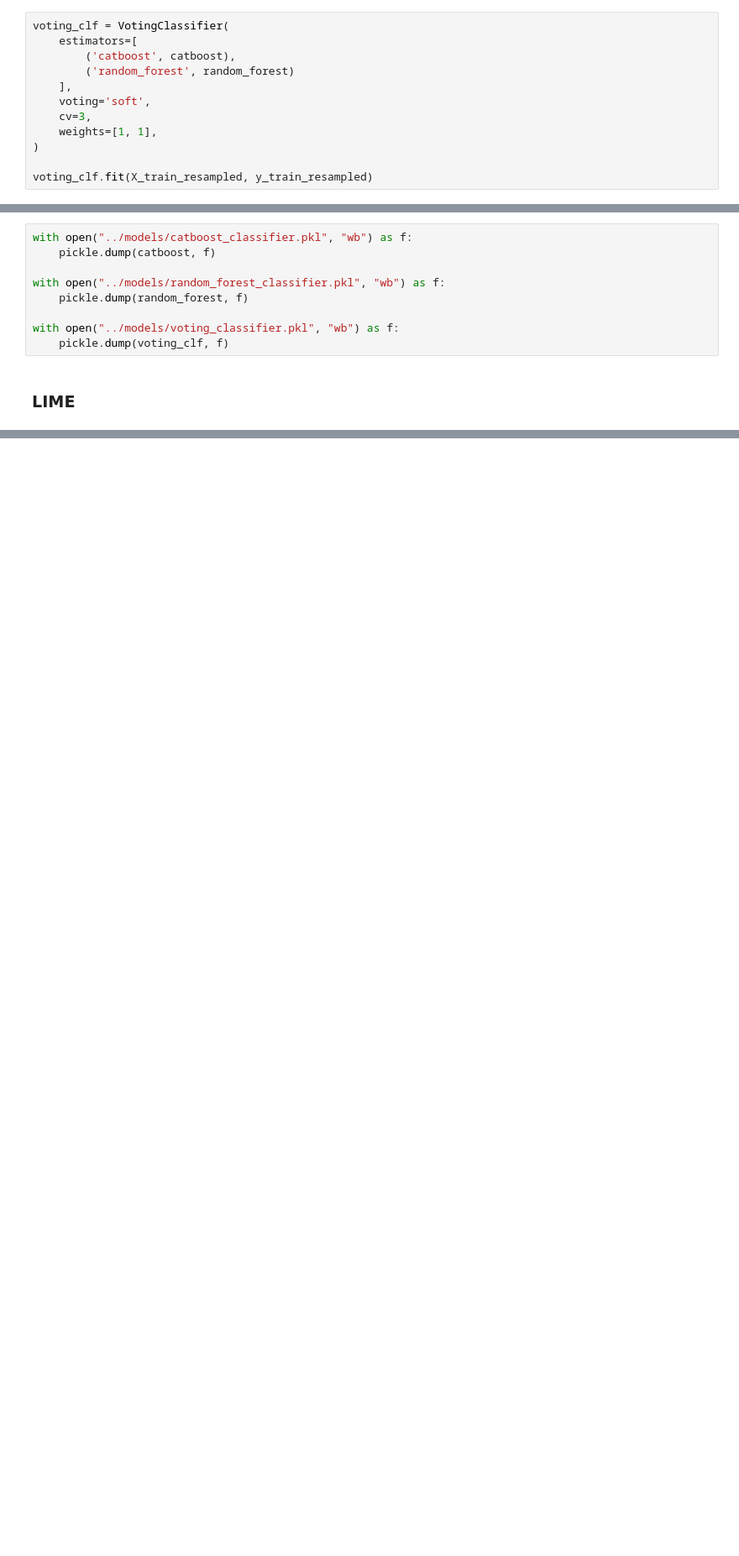
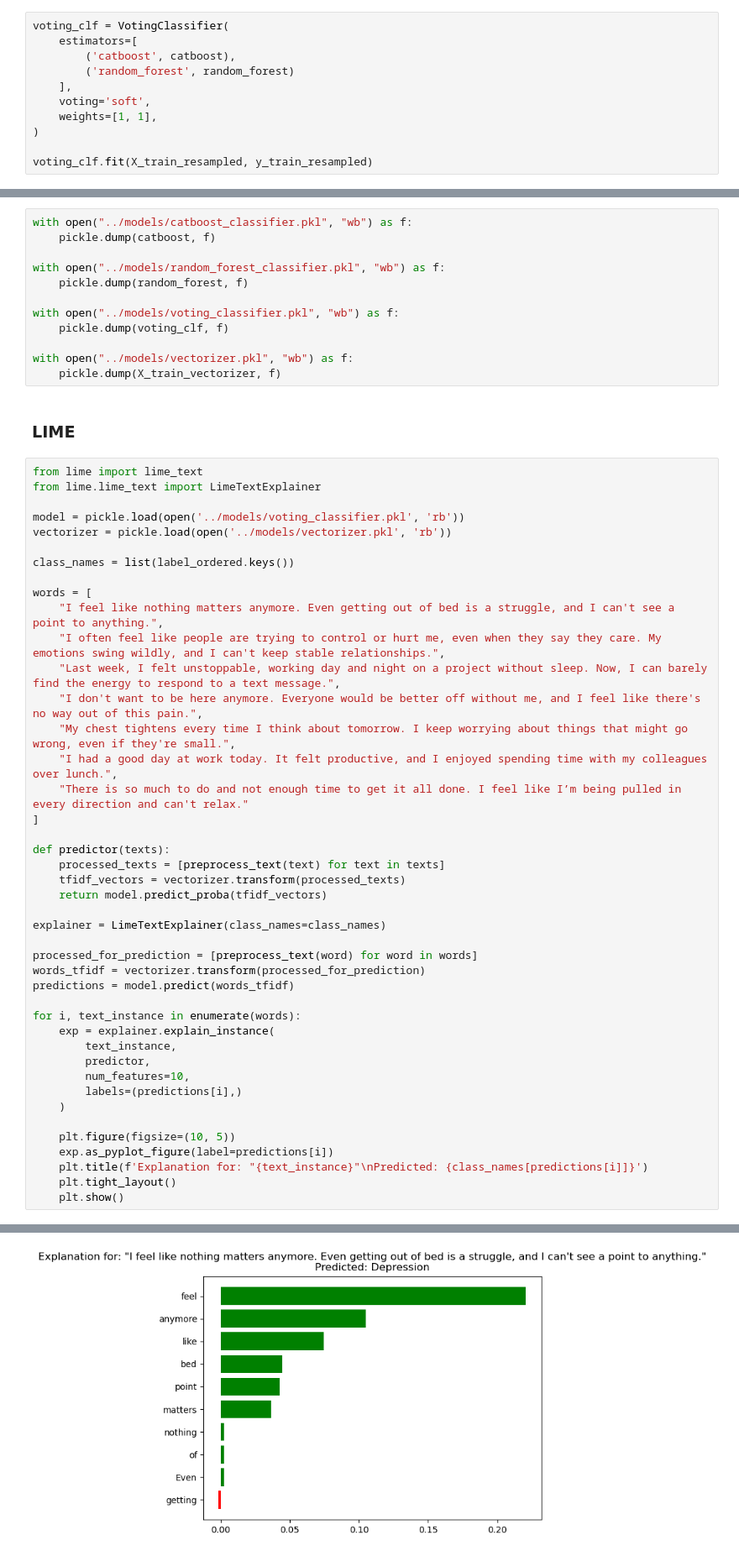
Before and after one commit to williamtheodoruswijaya/xai-mental-illness-classification, a Jupyter notebook: notebooks/01_ensemble_approach.ipynb, the cells around one changed output, grey strips where cells are left out. Shown at 84% size. Saved outputs shown, nothing was run; the diff lists cells and outputs as text; blank space fills up the shorter version.

Commit message:
Add initial voting classifier model to the repository

```diff
--- a/notebooks/01_ensemble_approach.ipynb
+++ b/notebooks/01_ensemble_approach.ipynb
@@ -339,7 +339,6 @@ voting_clf = VotingClassifier(
         ('random_forest', random_forest)
     ],
     voting='soft',
-    cv=3,
     weights=[1, 1],
 )
 
@@ -369,5 +402,52 @@ with open("../models/random_forest_classifier.pkl", "wb") as f:
 
 with open("../models/voting_classifier.pkl", "wb") as f:
     pickle.dump(voting_clf, f)
+
+with open("../models/vectorizer.pkl", "wb") as f:
+    pickle.dump(X_train_vectorizer, f)
 # %% [markdown]
 ### LIME
+# %%
+from lime import lime_text
+from lime.lime_text import LimeTextExplainer
+
+model = pickle.load(open('../models/voting_classifier.pkl', 'rb'))
+vectorizer = pickle.load(open('../models/vectorizer.pkl', 'rb'))
+
+class_names = list(label_ordered.keys())
+
+words = [
+    "I feel like nothing matters anymore. Even getting out of bed is a struggle, and I can't see a point to anything.",
+    "I often feel like people are trying to control or hurt me, even when they say they care. My emotions swing wildly, and I can't keep stable relationships.",
+    "Last week, I felt unstoppable, working day and night on a project without sleep. Now, I can barely find the energy to respond to a text message.",
+    "I don't want to be here anymore. Everyone would be better off without me, and I feel like there's no way out of this pain.",
+    "My chest tightens every time I think about tomorrow. I keep worrying about things that might go wrong, even if they're small.",
+    "I had a good day at work today. It felt productive, and I enjoyed spending time with my colleagues over lunch.",
+    "There is so much to do and not enough time to get it all done. I feel like I’m being pulled in every direction and can't relax."
+]
+
+def predictor(texts):
+    processed_texts = [preprocess_text(text) for text in texts]
+    tfidf_vectors = vectorizer.transform(processed_texts)
+    return model.predict_proba(tfidf_vectors)
+
+explainer = LimeTextExplainer(class_names=class_names)
+
+processed_for_prediction = [preprocess_text(word) for word in words]
+words_tfidf = vectorizer.transform(processed_for_prediction)
+predictions = model.predict(words_tfidf)
+
+for i, text_instance in enumerate(words):
+    exp = explainer.explain_instance(
+        text_instance,
+        predictor,
+        num_features=10,
+        labels=(predictions[i],)
+    )
+
+    plt.figure(figsize=(10, 5))
+    exp.as_pyplot_figure(label=predictions[i])
+    plt.title(f'Explanation for: "{text_instance}"\nPredicted: {class_names[predictions[i]]}')
+    plt.tight_layout()
+    plt.show()
+# %% [output]
@@ -373,0 +455 @@ with open("../models/voting_classifier.pkl", "wb") as f:
+[figure, added]
```
Also changed, not shown: parts of 3 cells of this notebook, 6 other files.
